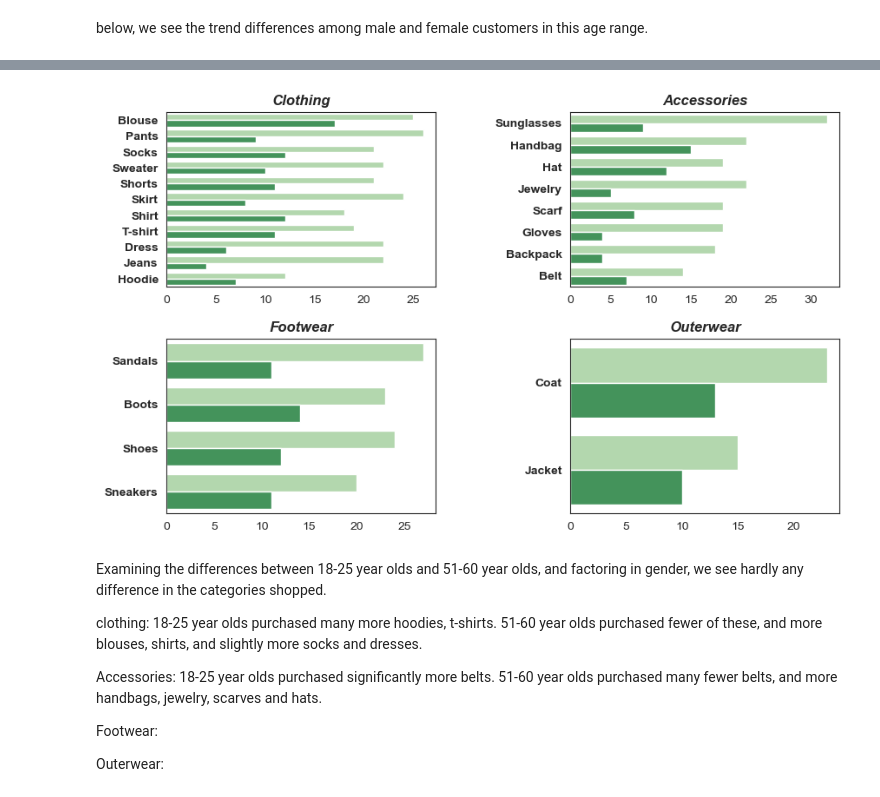
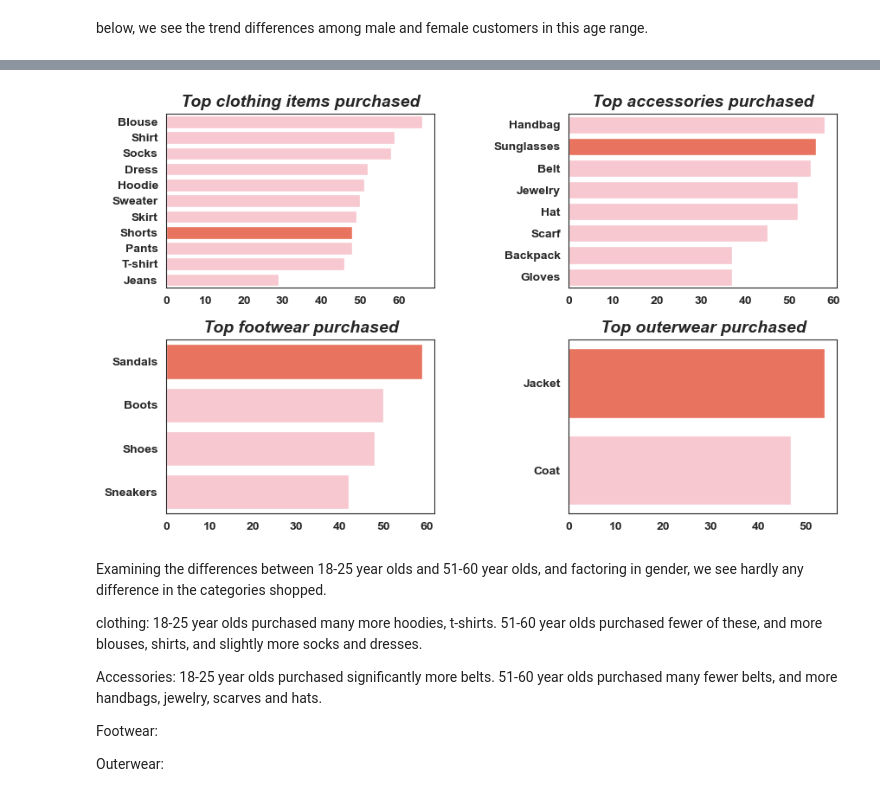
Before and after one commit to molly777yllom/DataDive3_DATA3500, a Jupyter notebook: shopping_trends.ipynb, the cells around one changed output, grey strips where cells are left out. Cells and saved outputs as stored; diff of their text form; code cells hidden in the pictures.

```diff
--- a/shopping_trends.ipynb
+++ b/shopping_trends.ipynb
@@ -490,11 +490,11 @@ youngest_order = youngest['Category'].value_counts().index  # create a descendin
 f, ax = plt.subplots(figsize=(10, 2))  # set up plot and styles
 plt.subplots_adjust(hspace=0.3, wspace=0.5)
 sns.set_style('white')
-sns.countplot(x="Category", data=youngest, color='lightblue', ax=ax, order=youngest_order)  # set up the countplot
+sns.countplot(x="Category", data=youngest, color='powderblue', edgecolor='black', ax=ax, order=youngest_order)  # set up the countplot
 ax.set_title('Most-shopped categories for all customers aged 18-25 years old', fontsize=14, weight='bold', style='italic', y=1)  # set a title
 ax.set_xlabel('Category', weight='bold', style='italic', size=12)  # customize x-axis label
 ax.set_ylabel('Count', weight='bold', style='italic', size=12)  # customize y-axis label
-ax.set_facecolor('white')  # set a background color
+ax.set_facecolor('slategray')  # set a background color
 for label in ax.get_xticklabels(): label.set_weight('bold')  # customize x-axis tick labels
 for label in ax.get_yticklabels(): label.set_weight('bold')  # customize y-axis tick labels
 plt.show()  # show the plot
@@ -635,16 +519,0 @@ plt.show()  # show the plot
-# %%
-# Plot: Most-shopped categories for customers aged 51-60 years old
-second_highest_range = shopping.query("`Age Range` == '51-55' | `Age Range` == '56-60'")  # set up a filter for the next-most frequent aged shoppers (51-55 age range)
-second_highest_range_order = second_highest_range['Category'].value_counts().index  # create a descending-order parameter
-f, ax = plt.subplots(figsize=(10, 2))  # set up plot and styles
-plt.subplots_adjust(hspace=0.3, wspace=0.5)
-sns.set_style('white')
-sns.countplot(x="Category", data=second_highest_range, hue='Gender', palette='Greens', order=second_highest_range_order, ax=ax)
-ax.set_title('Most-shopped categories: customers aged 51-60 years old, by gender', fontsize=14, weight='bold', style='italic', y=1)
-ax.set_xlabel('Category', weight='bold', style='italic', size=12)  # customize x-axis label
-ax.set_ylabel('Count', weight='bold', style='italic', size=12)  # customize y-axis label
-ax.set_facecolor('white')  # set a background color
-for label in ax.get_xticklabels(): label.set_weight('bold')  # customize x-axis tick labels
-for label in ax.get_yticklabels(): label.set_weight('bold')  # customize y-axis tick labels
-ax.legend(loc='upper left', bbox_to_anchor=(1, 1))  # customize the legend placement
-plt.show()  # show the plot
@@ -706,51 +745,41 @@ FixedFormatter should only be used together with FixedLocator
 # %%
-# Plots: Most-shopped items within each category, for customers aged 51-55 years old and broken down by gender
-second_highest_range_clothing = second_highest_range.query("Category == 'Clothing'")  # create filter for clothing category for 51-55 age range
-second_highest_range_accessories = second_highest_range.query("Category == 'Accessories'")  # create filter for accessories category for 51-55 age range
-second_highest_range_footwear = second_highest_range.query("Category == 'Footwear'")  # create filter for footwear category for 51-55 age range
-second_highest_range_outerwear = second_highest_range.query("Category == 'Outerwear'")  # create filter for outerwear category for 51-55 age range
-
-f, ax = plt.subplots(2, 2, figsize=(10, 6))  # set up figure and styles
+f, ax = plt.subplots(2, 2, figsize=(10, 6))  # set up the plots and styles
 plt.subplots_adjust(hspace=0.3, wspace=0.5)
 sns.set_style('white')
-sns.countplot(y="Item Purchased", data=second_highest_range_clothing, hue='Gender', palette='Greens', order=second_highest_range_clothing_order, ax=ax[0,0])  # set up the countplot for clothing
-ax[0,0].set_title('Clothing', fontsize=12, weight='bold', style='italic', y=1)  # set up the clothing plot's title
+sns.countplot(y="Item Purchased", data=female_clothing, palette=female_colors_clothing, order=female_clothing_items, ax=ax[0,0])  # set up the countplot for clothing
+ax[0,0].set_title('Top clothing items purchased', fontsize=14, weight='bold', style='italic', y=1)  # set up the clothing plot's title
 ax[0,0].set_xlabel('', weight='bold', style='italic', size=12)  # customize the clothing plot's x-axis label
 ax[0,0].set_ylabel('', weight='bold', style='italic', size=12)  # customize the clothing plot's y-axis label
 ax[0,0].set_facecolor('white')  # clothing plot's background color
-#for label in ax[0,0].get_xticklabels(): label.set_weight('bold')  # set up the clothing plot's x-axis tick labels
+for label in ax[0,0].get_xticklabels(): label.set_weight('bold')  # set up the clothing plot's x-axis tick labels
 for label in ax[0,0].get_yticklabels(): label.set_weight('bold')  # set up the clothing plot's y-axis tick labels
-ax[0,0].legend_.remove()  # remove clothing plot's legend
 
-sns.countplot(y="Item Purchased", data=second_highest_range_accessories, hue='Gender', palette='Greens', order=second_highest_range_accessories_order, ax=ax[0,1])  # set up the countplot for accessories
-ax[0,1].set_title('Accessories', fontsize=12, weight='bold', style='italic', y=1)  # set up the accessories' plot's title
+sns.countplot(y="Item Purchased", data=female_accessories, palette=female_colors_accessories, order=female_accessories_items,  ax=ax[0,1])  # set up the countplot for accessories
+ax[0,1].set_title('Top accessories purchased', fontsize=14, weight='bold', style='italic', y=1)  # set up the accessories' plot's title
 ax[0,1].set_xlabel('', weight='bold', style='italic', size=12)  # customize the accessories' plot's x-axis label
 ax[0,1].set_ylabel('', weight='bold', style='italic', size=12)  # customize the accessories' plot's y-axis label
-ax[0,1].set_facecolor('white')  # accessories plot's background color
-#for label in ax[0,1].get_xticklabels(): label.set_weight('bold')  # set up the clothing plot's x-axis tick labels
-for label in ax[0,1].get_yticklabels(): label.set_weight('bold')  # set up the clothing plot's x-axis tick labels
-ax[0,1].legend_.remove()  # remove accessories' plot's legend
+ax[0,1].set_facecolor('white')  # accessories' plot's background color
+for label in ax[0,1].get_xticklabels(): label.set_weight('bold')  # set up the accessories' plot's x-axis tick labels
+for label in ax[0,1].get_yticklabels(): label.set_weight('bold')  # set up the accessories' plot's y-axis tick labels
 
-sns.countplot(y="Item Purchased", data=second_highest_range_footwear, hue='Gender', palette='Greens', order=second_highest_range_footwear_order, ax=ax[1,0])  # set up the countplot for footwear
-ax[1,0].set_title('Footwear', fontsize=12, weight='bold', style='italic', y=1)  # set up the footwear plot's title
+sns.countplot(y="Item Purchased", data=female_footwear, palette=female_colors_footwear, order=female_footwear_items,  ax=ax[1,0])  # set up the countplot for footwear
+ax[1,0].set_title('Top footwear purchased', fontsize=14, weight='bold', style='italic', y=1)  # set up the footwear plot's title
 ax[1,0].set_xlabel('', weight='bold', style='italic', size=12)  # customize the footwear plot's x-axis label
 ax[1,0].set_ylabel('', weight='bold', style='italic', size=12)  # customize the footwear plot's y-axis label
 ax[1,0].set_facecolor('white')  # footwear plot's background color
-#for label in ax[1,0].get_xticklabels(): label.set_weight('bold')  # set up the clothing plot's x-axis tick labels
-for label in ax[1,0].get_yticklabels(): label.set_weight('bold')  # set up the clothing plot's x-axis tick labels
-ax[1,0].legend_.remove()  # remove footwear plot's legend
+for label in ax[1,0].get_xticklabels(): label.set_weight('bold')  # set up the footwear plot's x-axis tick labels
+for label in ax[1,0].get_yticklabels(): label.set_weight('bold')  # set up the footwear plot's y-axis tick labels
 
-sns.countplot(y="Item Purchased", data=second_highest_range_outerwear, hue='Gender', palette='Greens', order=second_highest_range_outerwear_order, ax=ax[1,1])  # set up the countplot for outerwear
-ax[1,1].set_title('Outerwear', fontsize=12, weight='bold', style='italic', y=1)  # set up the outerwear plot's title
+sns.countplot(y="Item Purchased", data=female_outerwear, palette=female_colors_outerwear, order=female_outerwear_items, ax=ax[1,1])  # set up the countplot for outerwear
+ax[1,1].set_title('Top outerwear purchased', fontsize=14, weight='bold', style='italic', y=1)  # set up the outerwear plot's title
 ax[1,1].set_xlabel('', weight='bold', style='italic', size=12)  # customize the outerwear plot's x-axis label
 ax[1,1].set_ylabel('', weight='bold', style='italic', size=12)  # customize the outerwear plot's y-axis label
 ax[1,1].set_facecolor('white')  # outerwear plot's background color
-#for label in ax[1,1].get_xticklabels(): label.set_weight('bold')  # set up the clothing plot's x-axis tick labels
-for label in ax[1,1].get_yticklabels(): label.set_weight('bold')  # set up the clothing plot's x-axis tick labels
-ax[1,1].legend_.remove()  # remove outerwear plot's legend
-plt.show()  # show the plot
+for label in ax[1,1].get_xticklabels(): label.set_weight('bold')  # set up the outerwear plot's x-axis tick labels
+for label in ax[1,1].get_yticklabels(): label.set_weight('bold')  # set up the outerwear plot's y-axis tick labels
+plt.show()  # show the plots
 # %% [output]
-[figure, old version]
+[figure, new version]
 # %% [markdown]
 Examining the differences between 18-25 year olds and 51-60 year olds, and factoring in gender, we see hardly any difference in the categories shopped.
 
```
Also changed, not shown: parts of 8 cells of this notebook, 1 other file.
